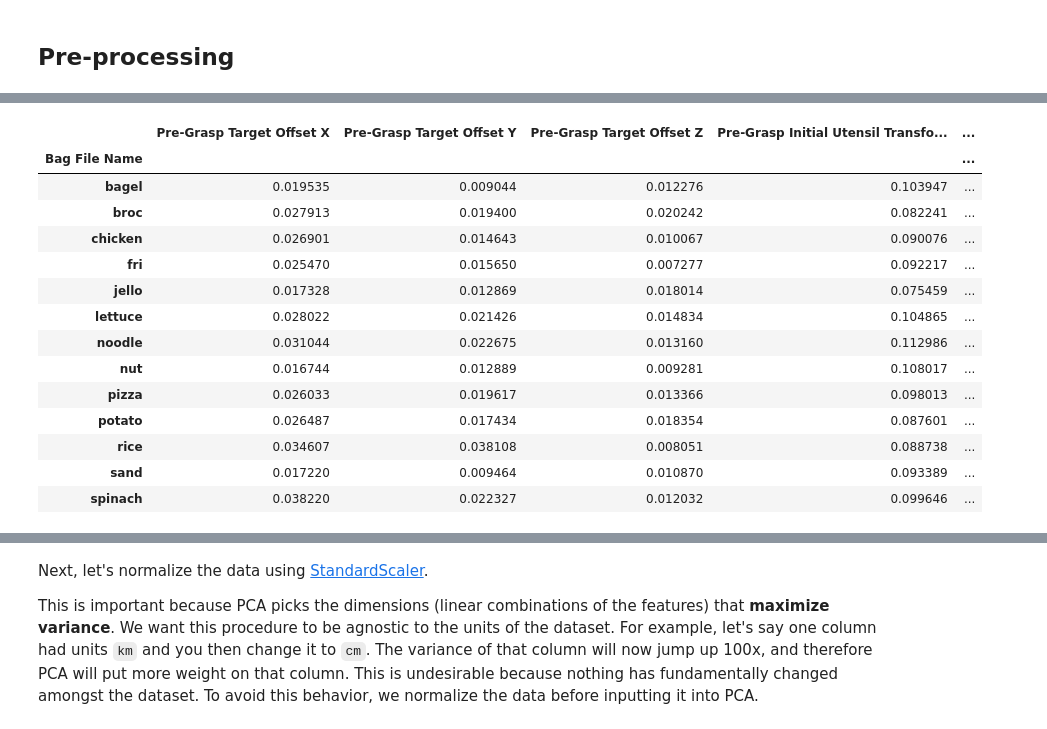
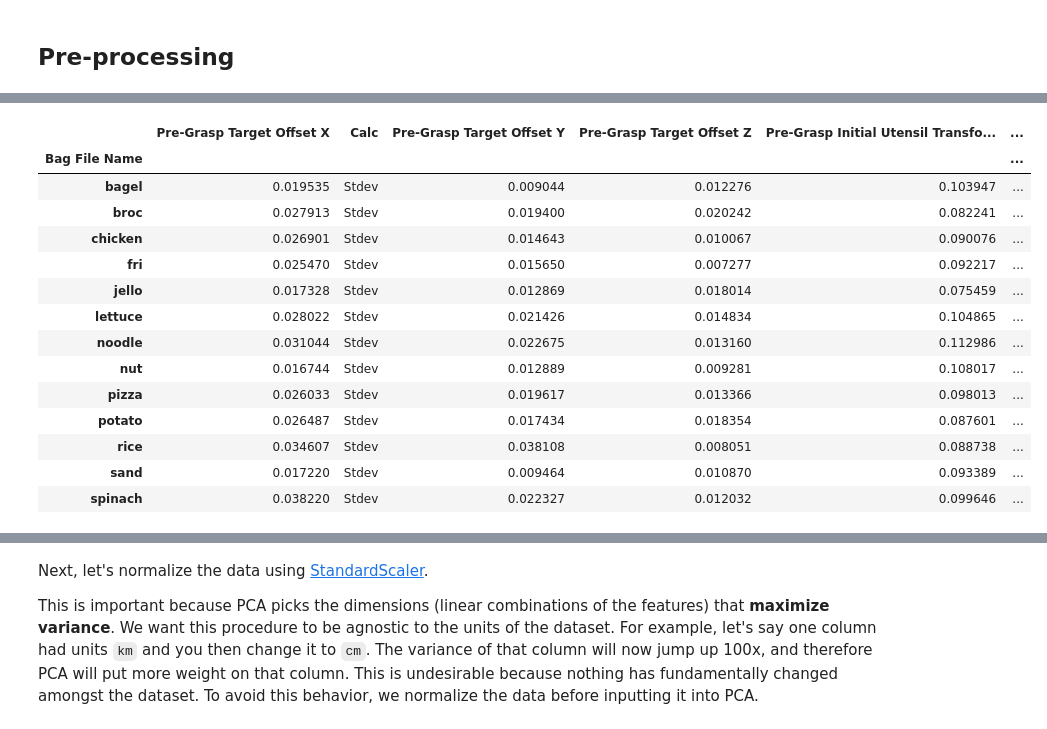
Before and after one commit to personalrobotics/corl23_towards_general_food_acquisition, a Jupyter notebook: scripts/pca.ipynb, the cells around one changed output, grey strips where cells are left out. Drawn from its saved outputs; the diff is of its cells as text; code cells hidden in the pictures.

```diff
--- a/scripts/pca.ipynb
+++ b/scripts/pca.ipynb
@@ -119,6 +119,7 @@ participants = ["9" if x.startswith( '9' ) else x for x in participants]
 data_averages  = data.drop([
     "Participant",
     "Trial",
+    "Food",
     "Save Timestamp",
     "Action Start Time",
     "Action Contact Time",
@@ -197,24 +220,26 @@ print(data_averages_mean.shape)
 # %%
 data_averages_std = data_averages.copy()
 data_averages_std.insert(1, "Calc", "Stdev")
 data_averages_std = data_averages_std.groupby('Bag File Name').std()
+data_averages_std.insert(1, "Calc", "Stdev")
+
 data_averages_std
 # %% [output]
-|  | Pre-Grasp Target Offset X | Pre-Grasp Target Offset Y | Pre-Grasp Target Offset Z | Pre-Grasp Initial Utensil Transfo... | ... |
-| Bag File Name |  |  |  |  | ... |
-| bagel | 0.019535 | 0.009044 | 0.012276 | 0.103947 | ... |
-| broc | 0.027913 | 0.019400 | 0.020242 | 0.082241 | ... |
-| chicken | 0.026901 | 0.014643 | 0.010067 | 0.090076 | ... |
-| fri | 0.025470 | 0.015650 | 0.007277 | 0.092217 | ... |
-| jello | 0.017328 | 0.012869 | 0.018014 | 0.075459 | ... |
-| lettuce | 0.028022 | 0.021426 | 0.014834 | 0.104865 | ... |
-| noodle | 0.031044 | 0.022675 | 0.013160 | 0.112986 | ... |
-| nut | 0.016744 | 0.012889 | 0.009281 | 0.108017 | ... |
-| pizza | 0.026033 | 0.019617 | 0.013366 | 0.098013 | ... |
-| potato | 0.026487 | 0.017434 | 0.018354 | 0.087601 | ... |
-| rice | 0.034607 | 0.038108 | 0.008051 | 0.088738 | ... |
-| sand | 0.017220 | 0.009464 | 0.010870 | 0.093389 | ... |
-| spinach | 0.038220 | 0.022327 | 0.012032 | 0.099646 | ... |
+|  | Pre-Grasp Target Offset X | Calc | Pre-Grasp Target Offset Y | Pre-Grasp Target Offset Z | Pre-Grasp Initial Utensil Transfo... | ... |
+| Bag File Name |  |  |  |  |  | ... |
+| bagel | 0.019535 | Stdev | 0.009044 | 0.012276 | 0.103947 | ... |
+| broc | 0.027913 | Stdev | 0.019400 | 0.020242 | 0.082241 | ... |
+| chicken | 0.026901 | Stdev | 0.014643 | 0.010067 | 0.090076 | ... |
+| fri | 0.025470 | Stdev | 0.015650 | 0.007277 | 0.092217 | ... |
+| jello | 0.017328 | Stdev | 0.012869 | 0.018014 | 0.075459 | ... |
+| lettuce | 0.028022 | Stdev | 0.021426 | 0.014834 | 0.104865 | ... |
+| noodle | 0.031044 | Stdev | 0.022675 | 0.013160 | 0.112986 | ... |
+| nut | 0.016744 | Stdev | 0.012889 | 0.009281 | 0.108017 | ... |
+| pizza | 0.026033 | Stdev | 0.019617 | 0.013366 | 0.098013 | ... |
+| potato | 0.026487 | Stdev | 0.017434 | 0.018354 | 0.087601 | ... |
+| rice | 0.034607 | Stdev | 0.038108 | 0.008051 | 0.088738 | ... |
+| sand | 0.017220 | Stdev | 0.009464 | 0.010870 | 0.093389 | ... |
+| spinach | 0.038220 | Stdev | 0.022327 | 0.012032 | 0.099646 | ... |
 # %%
 thing = pd.concat([data_averages_mean, data_averages_std]).sort_values(by=['Bag File Name'])
 thing.to_csv("meanstd.csv",index=False)
```
Also changed, not shown: parts of 3 cells of this notebook.
